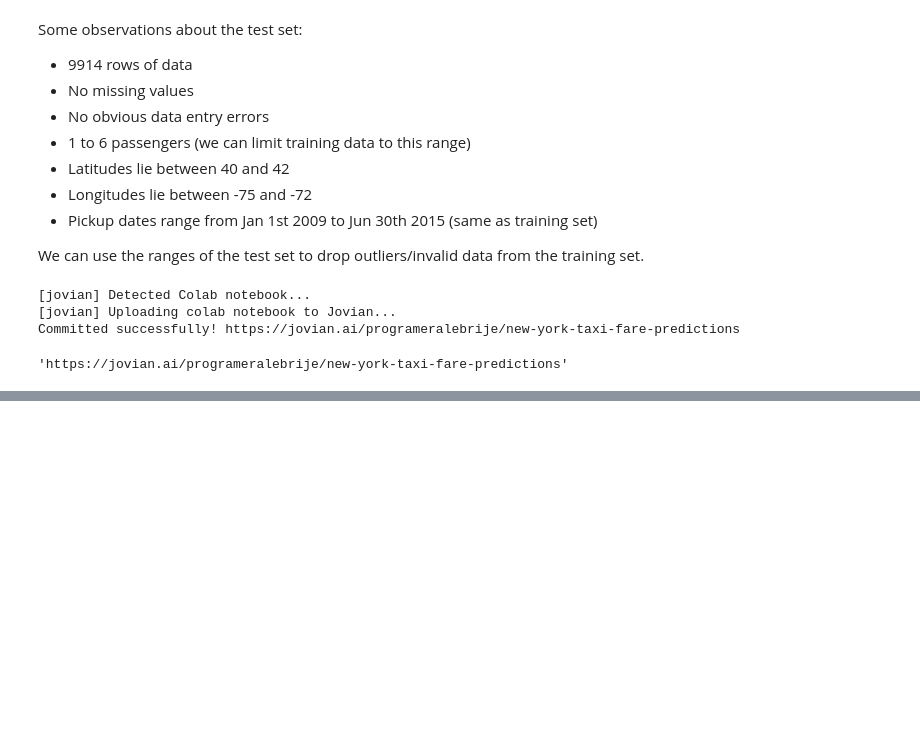
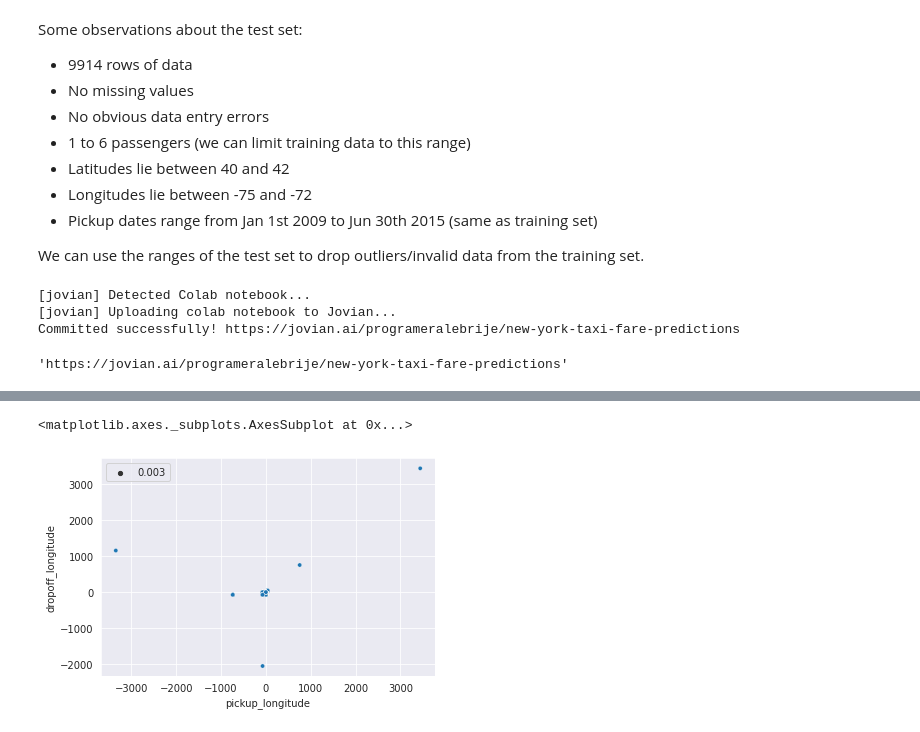
Before and after one commit to programeralebrije/MachineLearningNYtaxi, a Jupyter notebook: new_york_taxi_fare_predictions.ipynb, the cells around one changed output, grey strips where cells are left out. Drawn from its saved outputs; the diff is of its cells as text; code cells hidden in the pictures; blank space fills up the shorter version.

```diff
--- a/new_york_taxi_fare_predictions.ipynb
+++ b/new_york_taxi_fare_predictions.ipynb
@@ -411,0 +437,5 @@ Committed successfully! https://jovian.ai/programeralebrije/new-york-taxi-fare-p
+# %%
+sns.scatterplot(x=sample_df.pickup_longitude, y=sample_df.dropoff_longitude, size=0.003)
+# %% [output]
+<matplotlib.axes._subplots.AxesSubplot at 0x...>
+[figure, added]
```
Also changed, not shown: parts of 14 cells of this notebook.
